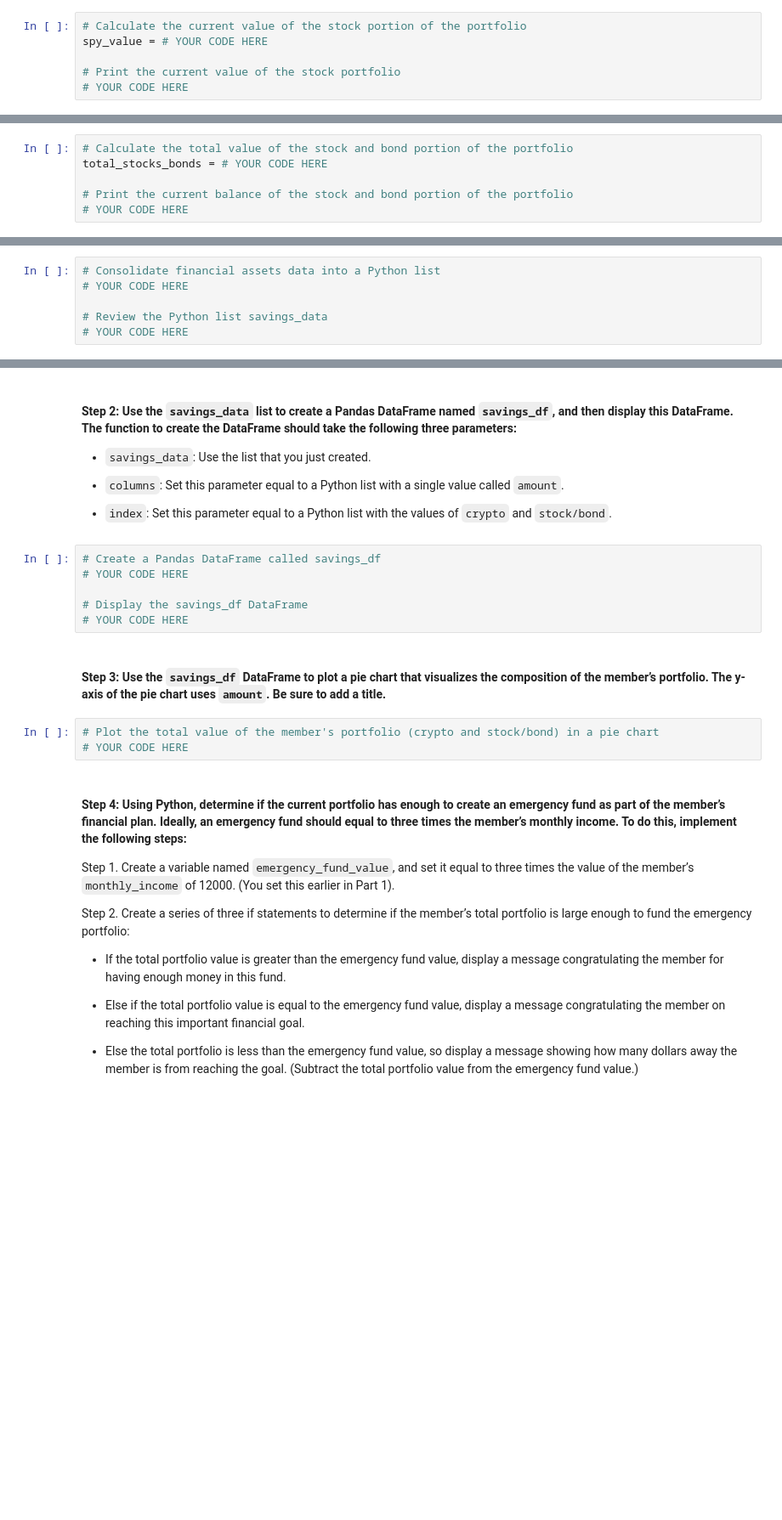
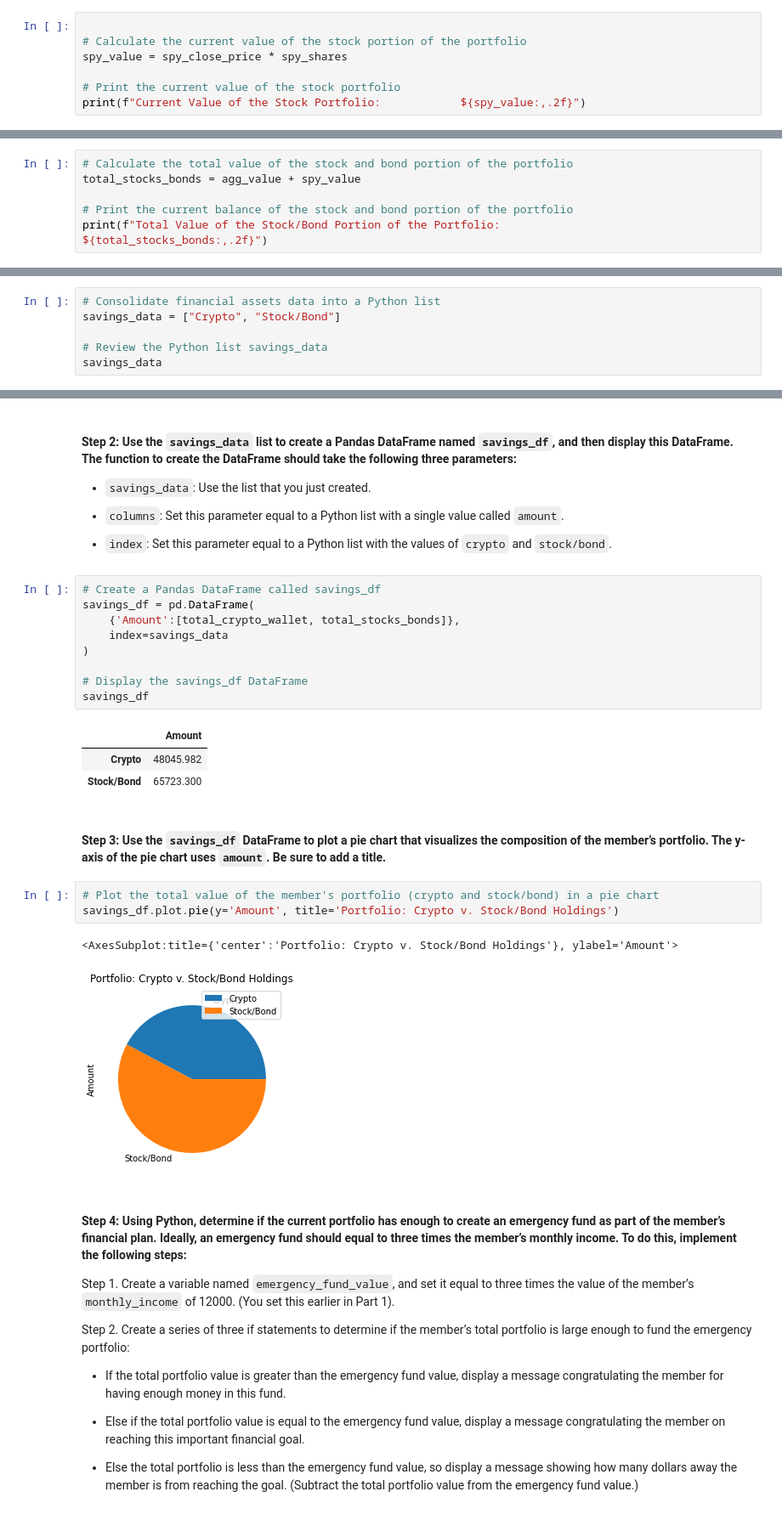
Before and after one commit to ScientiaCapital/Financial-Planning-Tools, a Jupyter notebook: financial_planning_tools.ipynb, the cells around one changed output, grey strips where cells are left out. Shown at 85% size. Saved outputs shown, nothing was run; the diff lists cells and outputs as text; blank space fills up the shorter version.

```diff
--- a/financial_planning_tools.ipynb
+++ b/financial_planning_tools.ipynb
@@ -201,6 +282,7 @@ agg_value = # YOUR CODE HERE
 # %%
+
 # Calculate the current value of the stock portion of the portfolio
-spy_value = # YOUR CODE HERE
+spy_value = spy_close_price * spy_shares
 
 # Print the current value of the stock portfolio
-# YOUR CODE HERE
+print(f"Current Value of the Stock Portfolio:            ${spy_value:,.2f}")
@@ -207,6 +291,6 @@ spy_value = # YOUR CODE HERE
 # %%
 # Calculate the total value of the stock and bond portion of the portfolio
-total_stocks_bonds = # YOUR CODE HERE
+total_stocks_bonds = agg_value + spy_value
 
 # Print the current balance of the stock and bond portion of the portfolio
-# YOUR CODE HERE
+print(f"Total Value of the Stock/Bond Portion of the Portfolio:            ${total_stocks_bonds:,.2f}")
@@ -249,7 +338,7 @@ In this section, you’ll use the valuations for the cryptocurrency wallet and f
 #### Step 1: Create a Python list named `savings_data` that has two elements. The first element contains the total value of the cryptocurrency wallet. The second element contains the total value of the stock and bond portions of the portfolio.
 # %%
 # Consolidate financial assets data into a Python list
-# YOUR CODE HERE
+savings_data = ["Crypto", "Stock/Bond"]
 
 # Review the Python list savings_data
-# YOUR CODE HERE
+savings_data
@@ -263,15 +354,25 @@ In this section, you’ll use the valuations for the cryptocurrency wallet and f
 - `index`: Set this parameter equal to a Python list with the values of `crypto` and `stock/bond`.
 # %%
 # Create a Pandas DataFrame called savings_df
-# YOUR CODE HERE
+savings_df = pd.DataFrame(
+    {'Amount':[total_crypto_wallet, total_stocks_bonds]},
+    index=savings_data
+)
 
 # Display the savings_df DataFrame
-# YOUR CODE HERE
+savings_df
+# %% [output]
+|  | Amount |
+| Crypto | 48045.982 |
+| Stock/Bond | 65723.300 |
 # %% [markdown]
 #### Step 3: Use the `savings_df` DataFrame to plot a pie chart that visualizes the composition of the member’s portfolio. The y-axis of the pie chart uses `amount`. Be sure to add a title.
 # %%
 # Plot the total value of the member's portfolio (crypto and stock/bond) in a pie chart
-# YOUR CODE HERE
+savings_df.plot.pie(y='Amount', title='Portfolio: Crypto v. Stock/Bond Holdings')
+# %% [output]
+<AxesSubplot:title={'center':'Portfolio: Crypto v. Stock/Bond Holdings'}, ylabel='Amount'>
+[figure, added]
 # %% [markdown]
 #### Step 4: Using Python, determine if the current portfolio has enough to create an emergency fund as part of the member’s financial plan. Ideally, an emergency fund should equal to three times the member’s monthly income. To do this, implement the following steps:
 
```
Also changed, not shown: parts of 39 cells of this notebook, 6 other files.
